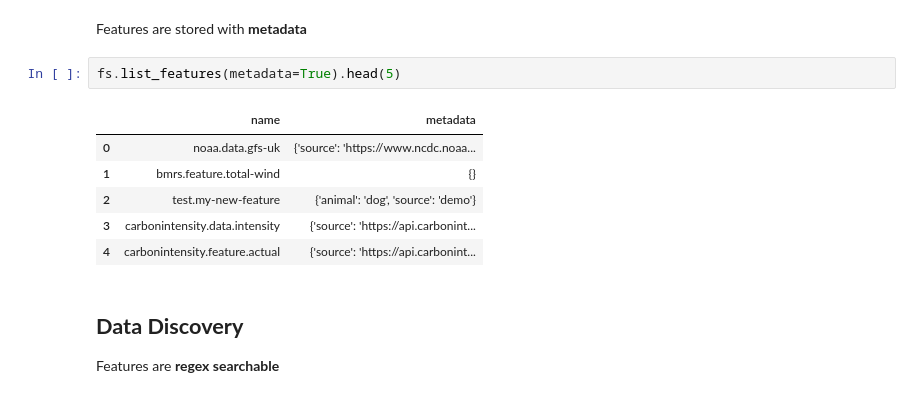
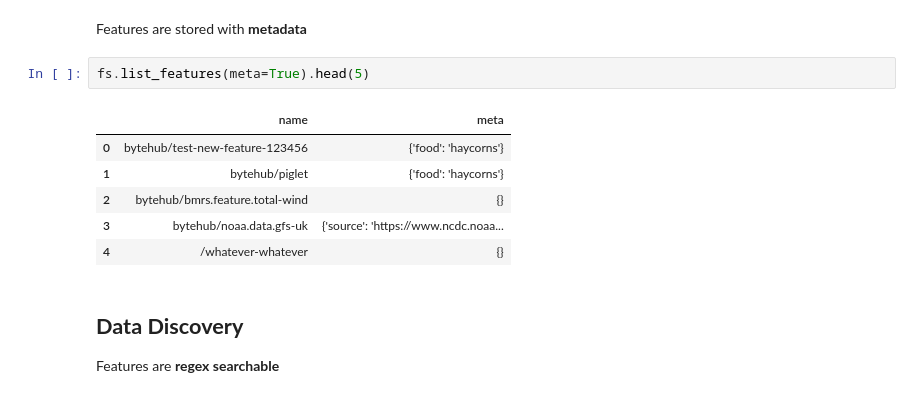
Before and after one commit to bytehub-ai/code-examples, a Jupyter notebook: bytehub_demo.ipynb, the cells around one changed output. Cells and saved outputs as stored; diff of their text form.

```diff
--- a/bytehub_demo.ipynb
+++ b/bytehub_demo.ipynb
@@ -42,14 +40,14 @@ fs.list_features()[:5]
 # %% [markdown]
 Features are stored with **metadata**
 # %%
-fs.list_features(metadata=True).head(5)
+fs.list_features(meta=True).head(5)
 # %% [output]
-|  | name | metadata |
-| 0 | noaa.data.gfs-uk | {'source': 'https://www.ncdc.noaa... |
-| 1 | bmrs.feature.total-wind | {} |
-| 2 | test.my-new-feature | {'animal': 'dog', 'source': 'demo'} |
-| 3 | carbonintensity.data.intensity | {'source': 'https://api.carbonint... |
-| 4 | carbonintensity.feature.actual | {'source': 'https://api.carbonint... |
+|  | name | meta |
+| 0 | bytehub/test-new-feature-123456 | {'food': 'haycorns'} |
+| 1 | bytehub/piglet | {'food': 'haycorns'} |
+| 2 | bytehub/bmrs.feature.total-wind | {} |
+| 3 | bytehub/noaa.data.gfs-uk | {'source': 'https://www.ncdc.noaa... |
+| 4 | /whatever-whatever | {} |
 # %% [markdown]
 ## **Data Discovery**
 
```
Also changed, not shown: parts of 19 cells of this notebook.
